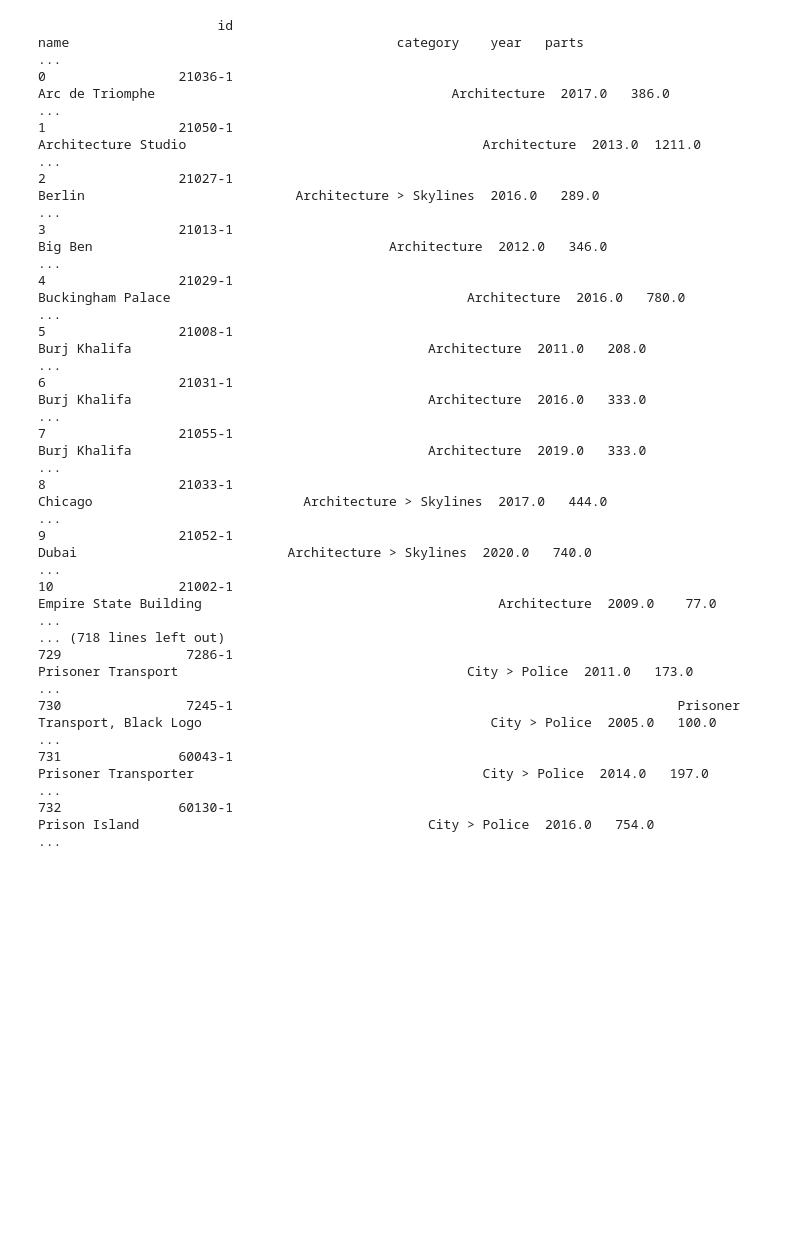
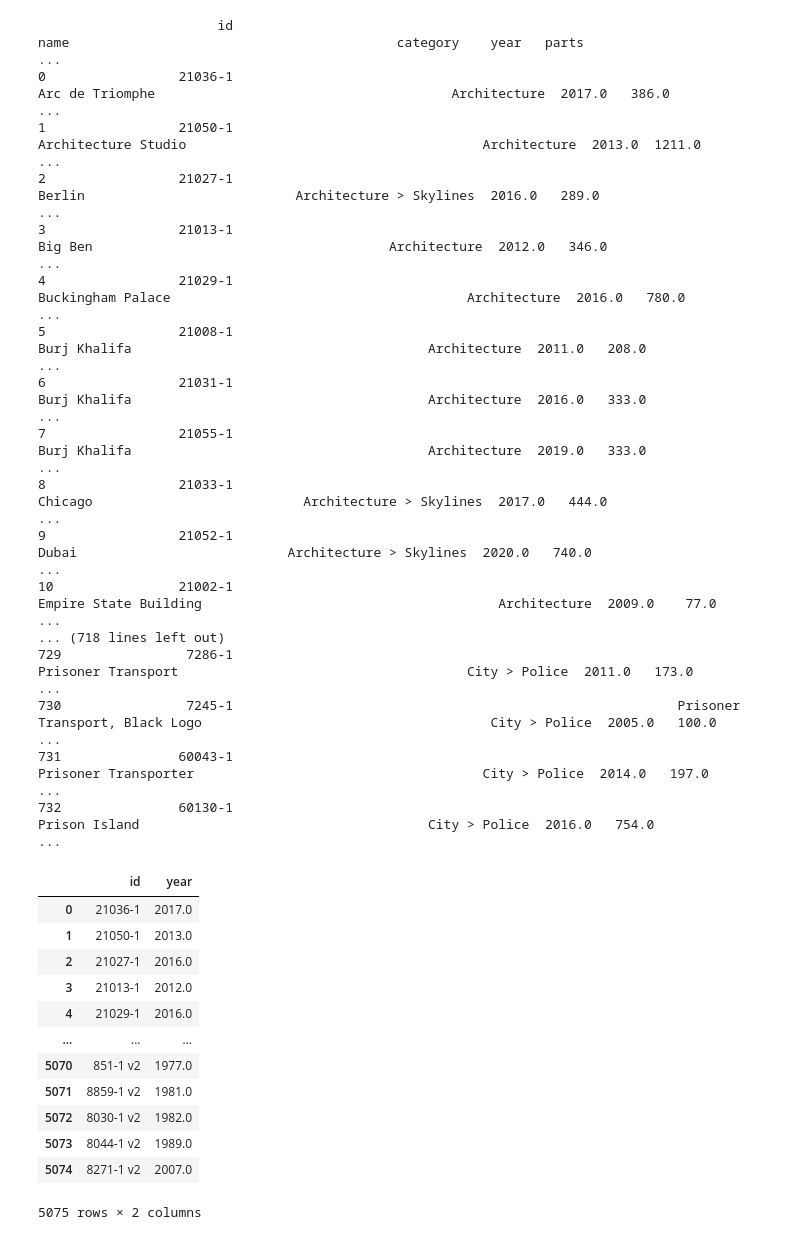
Before and after one commit to hanskihamk03/DataAnalyysi26102023, a Jupyter notebook: panda.ipynb, the cells around one changed output. Drawn from its saved outputs; the diff is of its cells as text; code cells hidden in the pictures; blank space fills up the shorter version.

```diff
--- a/panda.ipynb
+++ b/panda.ipynb
@@ -5,42 +5,55 @@ import numpy as np
 data = pd.read_csv('lego-sets.csv')
 print(data.to_string())
 
-data.head(10)
+data.head(5)
 
 data.columns
 data.index
 data.shape
 data.values
 data.info()
 data['name']
 data[['id','year']]
 
-data.loc[[3,4,7]]
-data.loc[(data['parts']) == 2001]
-data.loc[(data['year'])>= 500]
+#data.loc[[3,4,7]]
+#data.loc[(data['parts']) == 2001]
+#data.loc[(data['year'])>= 500]
 
-missing_count = data.isnull().sum()
-print(missing_count)
+#missing_count = data.isnull().sum()
+#print(missing_count)
 
-total_data=np.product(data.shape)
-total_missing=missing_count.sum()
-per_of_missing_data=(total_missing/total_data)* 100
-print(per_of_missing_data)
+#total_data=np.product(data.shape)
+#total_missing=missing_count.sum()
+#per_of_missing_data=(total_missing/total_data)* 100
+#print(per_of_missing_data)
 # %% [output]
                        id                                                                                   name                                          category    year   parts                       ...
 0                 21036-1                                                                        Arc de Triomphe                                      Architecture  2017.0   386.0                       ...
 1                 21050-1                                                                    Architecture Studio                                      Architecture  2013.0  1211.0                       ...
 2                 21027-1                                                                                 Berlin                           Architecture > Skylines  2016.0   289.0                       ...
 3                 21013-1                                                                                Big Ben                                      Architecture  2012.0   346.0                       ...
 4                 21029-1                                                                      Buckingham Palace                                      Architecture  2016.0   780.0                       ...
 5                 21008-1                                                                           Burj Khalifa                                      Architecture  2011.0   208.0                       ...
 6                 21031-1                                                                           Burj Khalifa                                      Architecture  2016.0   333.0                       ...
 7                 21055-1                                                                           Burj Khalifa                                      Architecture  2019.0   333.0                       ...
 8                 21033-1                                                                                Chicago                           Architecture > Skylines  2017.0   444.0                       ...
 9                 21052-1                                                                                  Dubai                           Architecture > Skylines  2020.0   740.0                       ...
 10                21002-1                                                                  Empire State Building                                      Architecture  2009.0    77.0                       ...
 ... (718 lines left out)
 729                7286-1                                                                     Prisoner Transport                                     City > Police  2011.0   173.0                       ...
 730                7245-1                                                         Prisoner Transport, Black Logo                                     City > Police  2005.0   100.0                       ...
 731               60043-1                                                                   Prisoner Transporter                                     City > Police  2014.0   197.0                       ...
 732               60130-1                                                                          Prison Island                                     City > Police  2016.0   754.0                       ...
+|  | id | year |
+| 0 | 21036-1 | 2017.0 |
+| 1 | 21050-1 | 2013.0 |
+| 2 | 21027-1 | 2016.0 |
+| 3 | 21013-1 | 2012.0 |
+| 4 | 21029-1 | 2016.0 |
+| ... | ... | ... |
+| 5070 | 851-1 v2 | 1977.0 |
+| 5071 | 8859-1 v2 | 1981.0 |
+| 5072 | 8030-1 v2 | 1982.0 |
+| 5073 | 8044-1 v2 | 1989.0 |
+| 5074 | 8271-1 v2 | 2007.0 |
+5075 rows × 2 columns
```
Also changed, not shown: 3 other files.
